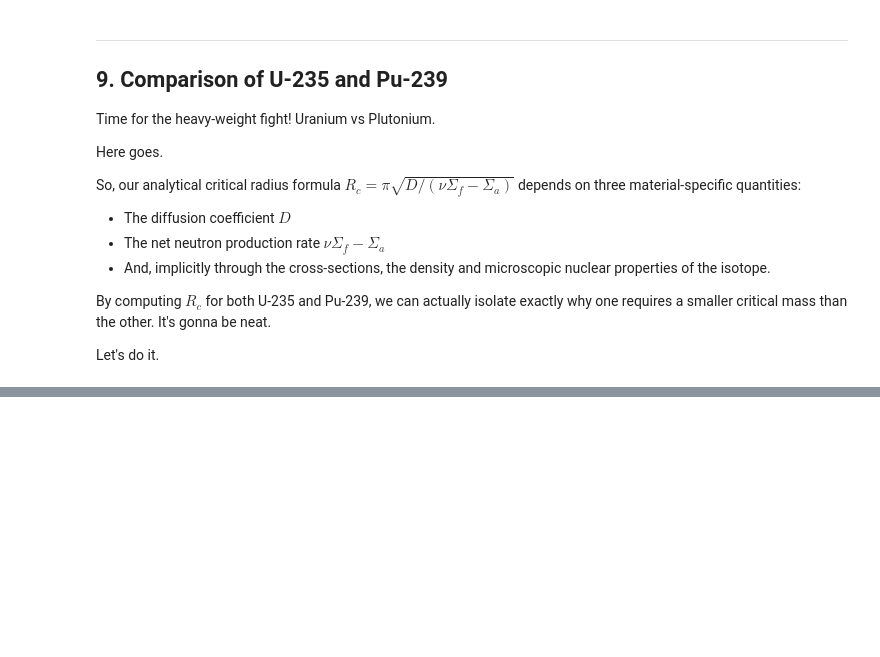
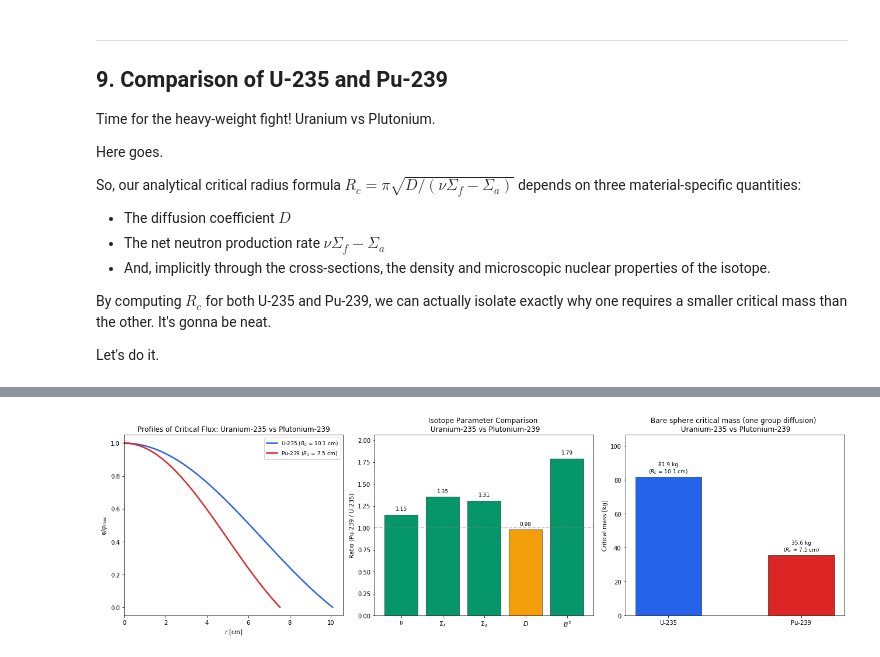
Before and after one commit to StemmedAxis06/M6023_notebook_23360932014, a Jupyter notebook: neutron_diffusion.ipynb, the cells around one changed output, grey strips where cells are left out. Drawn from its saved outputs; the diff is of its cells as text; code cells hidden in the pictures; blank space fills up the shorter version.

Commit message:
Graphs and Plots done. Onto the write up. Yippee - Section 9

```diff
--- a/neutron_diffusion.ipynb
+++ b/neutron_diffusion.ipynb
@@ -1362,0 +1429,87 @@ Let's do it.
+# %%
+# We shall have three panels for flux profiles, parameter ratios, and the critical mass comparison
+fig, axes = plt.subplots(1, 3, figsize=(18, 5.5))
+
+
+# First panel shall let us visually compare the sizes of the two critical spheres
+
+# Radial grids
+r_U = np.linspace(1e-6, R_c_U, 500)
+r_Pu = np.linspace(1e-6, R_c_Pu, 500)
+
+# Analytical flux profiles: phi = sin(pi*r/R_c) / r
+phi_U = np.sin(np.pi * r_U / R_c_U) / r_U
+phi_Pu = np.sin(np.pi * r_Pu / R_c_Pu) / r_Pu
+
+# Now we plot both normalised.
+# Also can I just go on the record for a moment
+# Python making me write "colour" instead of "color" has nearly brought me to insanity this assessment
+# It just hit me all at once as I was typing this
+axes[0].plot(r_U, phi_U / phi_U.max(), color='#2563eb', linewidth=2.5,
+             label=f'U-235 ($R_c$ = {R_c_U:.1f} cm)')
+axes[0].plot(r_Pu, phi_Pu / phi_Pu.max(), color='#dc2626', linewidth=2.5,
+             label=f'Pu-239 ($R_c$ = {R_c_Pu:.1f} cm)')
+
+axes[0].set_xlabel('$r$ [cm]')
+axes[0].set_ylabel(r'$\varphi / \varphi_{\max}$')
+axes[0].set_title('Profiles of Critical Flux: Uranium-235 vs Plutonium-239')
+axes[0].legend(fontsize=9)
+axes[0].set_xlim(0, R_c_U * 1.05)
+
+
+# In this next figure, bars above 1.0 mean Pu-239 has a higher value than U-235.
+# The colour coding: green = contributes to smaller critical mass,
+# amber = works against it (though D being lower actually helps in the context).
+
+params = [r'$\nu$', r'$\Sigma_f$', r'$\Sigma_a$', r'$D$', r'$B^2$']
+vals_U = [nu_U, sigma_f_U, sigma_a_U, D_U, B2_U]
+vals_Pu = [nu_Pu, sigma_f_Pu, sigma_a_Pu, D_Pu, B2_Pu]
+
+# We'll compute the ratios
+l_no_diff_get_ratiod = [p / u for p, u in zip(vals_Pu, vals_U)]
+
+x = np.arange(len(params))
+
+# Green if the ratio > 1, amber if the ratio < 1
+axes[1].bar(x, l_no_diff_get_ratiod, color=['#059669' if r > 1 else '#f59e0b' for r in l_no_diff_get_ratiod],
+            edgecolor='black', linewidth=0.5)
+
+# Reference line at 1.0 (where Pu = U)
+axes[1].axhline(1.0, color='grey', linestyle='--', alpha=0.5)
+axes[1].set_xticks(x)
+axes[1].set_xticklabels(params, fontsize=11)
+axes[1].set_ylabel('Ratio (Pu-239 / U-235)')
+axes[1].set_title('Isotope Parameter Comparison \n Uranium-235 vs Plutonium-239')
+
+for i, r in enumerate(l_no_diff_get_ratiod):
+    axes[1].text(i, r + 0.05, f'{r:.2f}', ha='center', fontsize=9)
+
+axes[1].set_ylim(0, max(l_no_diff_get_ratiod) * 1.15)
+
+
+# For the final panel, we shall have a simple side-by-side comparison of the bottom line: how much material do you need?
+# Like that one scene from Oppenheimer where it's like "how many marbles in this fish bowl" or whatever
+# Cracked movie
+
+isotopes = ['U-235', 'Pu-239']
+masses = [M_c_U, M_c_Pu]
+radii = [R_c_U, R_c_Pu]
+bar_colours = ['#2563eb', '#dc2626']
+
+bars = axes[2].bar(isotopes, masses, color=bar_colours, edgecolor='black',
+                   linewidth=0.5, width=0.5)
+axes[2].set_ylabel('Critical mass [kg]')
+axes[2].set_title('Bare sphere critical mass (one group diffusion) \n Uranium-235 vs Plutonium-239')
+
+# Label each bar with its mass and radius
+for bar, m, r in zip(bars, masses, radii):
+    axes[2].text(bar.get_x() + bar.get_width()/2, bar.get_height() + 2,
+                 f'{m:.1f} kg\n($R_c$ = {r:.1f} cm)', ha='center', fontsize=9)
+
+axes[2].set_ylim(0, M_c_U * 1.3)
+plt.tight_layout(w_pad=3)
+
+plt.tight_layout()
+plt.show()
+# %% [output]
+[figure, added]
```
Also changed, not shown: parts of 5 cells of this notebook.
